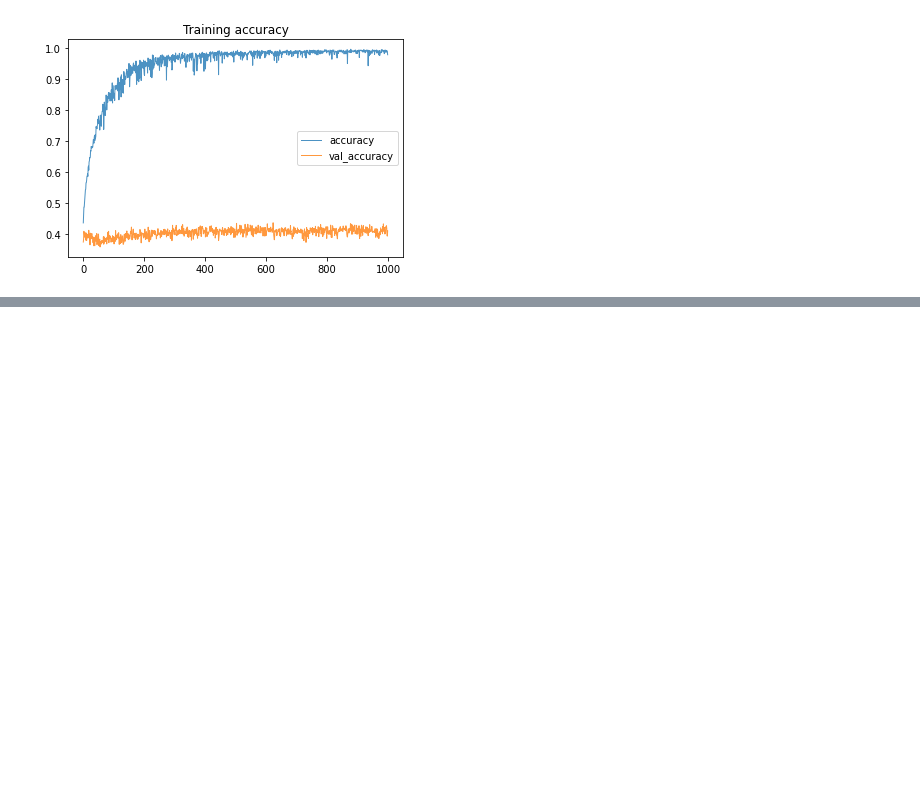
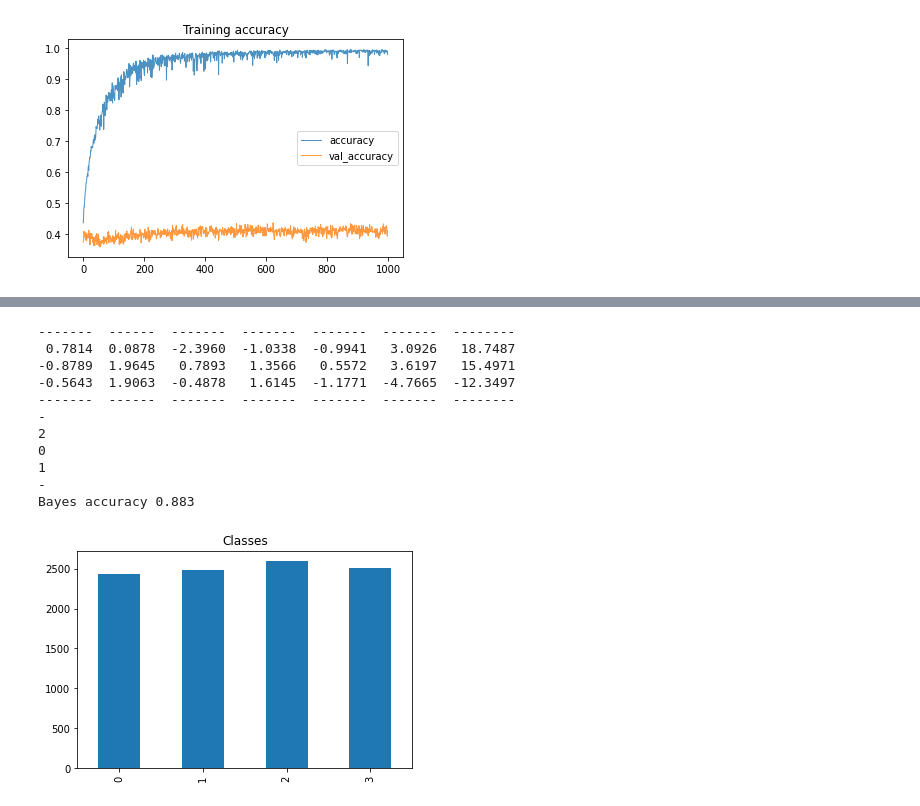
Before and after one commit to mysterious-ben/ds-examples, a Jupyter notebook: dl/dl_hello_world.ipynb, the cells around one changed output, grey strips where cells are left out. Saved outputs shown, nothing was run; the diff lists cells and outputs as text; code cells hidden in the pictures; blank space fills up the shorter version.

```diff
--- a/dl/dl_hello_world.ipynb
+++ b/dl/dl_hello_world.ipynb
@@ -1637,0 +1643,47 @@ Wall time: 2min 46s
+# %%
+n = 10000
+p = 7
+train_rate = 0.7
+
+def f1(X):
+    h = (
+        0.5 * X[:, 0] +
+        np.abs(X[:, 1]) - np.abs(X[:, 2]) +
+        np.abs(X[:, 3]) * np.sign(X[:, -1]) +
+        0.5 * np.sum(X[:, :-3] * X[:, 1:-2], axis=1) +
+        2 * np.sin(X[:, -2]) * np.arctan(X[:, -1]) +
+        np.prod(X[:, :4], axis=1) * np.exp(X[:, 3])
+    )
+    return h
+
+def f2(h):
+    return (h > -2).astype(int) + (h > 0).astype(int) + (h > 2).astype(int)
+
+X = np.random.normal(0, (1., 1., 1., 1., 1., 5., 10.), size=(n, p))
+y = f1(X) + np.random.normal(0, 0.4, size=n)
+y = f2(y)
+print(tabulate(X[-3:], floatfmt='.4f'))
+print(tabulate(y[-3:, np.newaxis]))
+
+n_train = int(n*train_rate)
+
+X_train = X[:n_train]
+y_train = y[:n_train]
+X_test = X[n_train:]
+y_test = y[n_train:]
+
+_ = pd.Series(y).value_counts(sort=False).plot(kind='bar', title='Classes')
+print(f'Bayes accuracy {accuracy_score(y, f2(f1(X))):.3f}')
+# %% [output]
+-------  ------  -------  -------  -------  -------  --------
+ 0.7814  0.0878  -2.3960  -1.0338  -0.9941   3.0926   18.7487
+-0.8789  1.9645   0.7893   1.3566   0.5572   3.6197   15.4971
+-0.5643  1.9063  -0.4878   1.6145  -1.1771  -4.7665  -12.3497
+-------  ------  -------  -------  -------  -------  --------
+-
+2
+0
+1
+-
+Bayes accuracy 0.883
+[figure, added]
```
Also changed, not shown: parts of 47 cells of this notebook.
